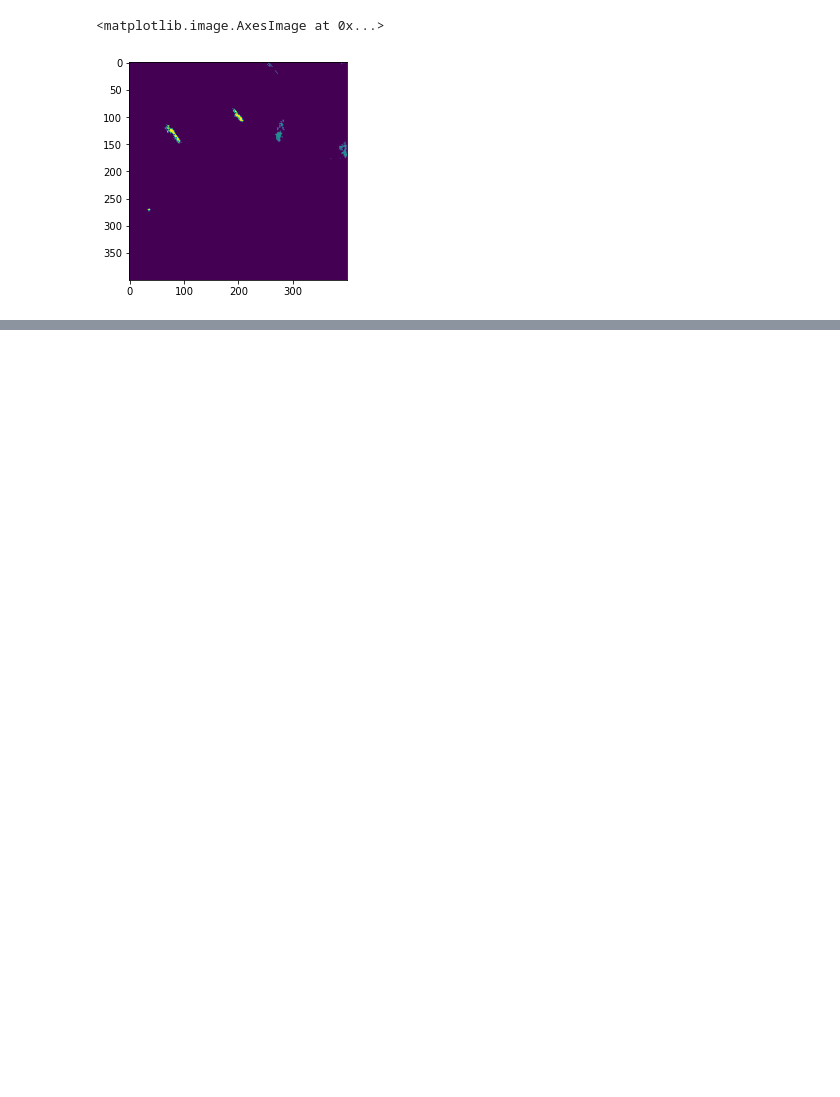
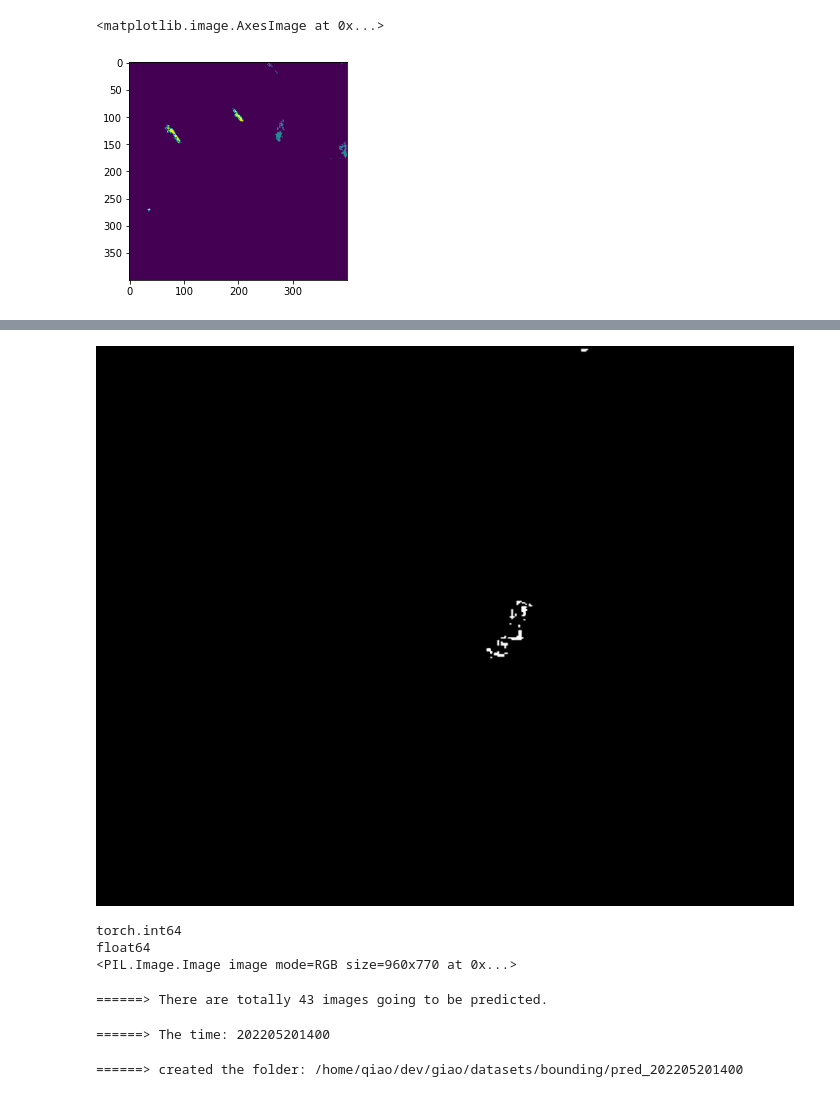
Before and after one commit to qiaolinhan/giao, a Jupyter notebook: havingfun/detecting/segmentation/unet34/Attention U-res34-infastai.ipynb, the cells around one changed output, grey strips where cells are left out. Cells and saved outputs as stored; diff of their text form; code cells hidden in the pictures; blank space fills up the shorter version.

```diff
--- a/havingfun/detecting/segmentation/unet34/Attention U-res34-infastai.ipynb
+++ b/havingfun/detecting/segmentation/unet34/Attention U-res34-infastai.ipynb
@@ -328,0 +359,43 @@ for test_img in list(test_imgs):
+# %%
+# transform and convert
+test_pred_torch = test_pred # torch.int64
+test_pred_int64 = test_pred_torch.numpy() * 255 # torch.int64 --> np.int64
+test_pred_float64 = np.asarray(test_pred_int64, dtype = np.float64,  # np.int64 --> np.float64
+                        order ='C')
+
+test_pred_pil = Image.fromarray(test_pred_float64).resize((960, 770)).convert("RGB")
+test_pred_pil.show()
+print(test_pred.dtype)
+print(test_pred_float64.dtype)
+print(test_pred_pil)
+# %% [output]
+[figure, added]
+torch.int64
+float64
+<PIL.Image.Image image mode=RGB size=960x770 at 0x...>
+# %%
+# to know how many images are going to be predicted
+total_number = len(test_fnames)
+print(f'======> There are totally {total_number} images going to be predicted.')
+# %% [output]
+======> There are totally 43 images going to be predicted.
+# %%
+# get the testing time
+from datetime import datetime
+
+now = datetime.now()
+date_time = now.strftime('%Y%m%d%H%M') # Y for year, m for month, d for day, H for hour, M for minute, S for second
+print(f'======> The time: {date_time}')
+# %% [output]
+======> The time: 202205201400
+# %%
+# build the folder to store predicted masks
+import os
+import pathlib
+
+test_pred_path = pathlib.Path(f"/home/qiao/dev/giao/datasets/bounding/pred_{date_time}" )
+test_pred_path.mkdir(parents=True, exist_ok=True)
+
+print(f'======> created the folder: {test_pred_path}')
+# %% [output]
+======> created the folder: /home/qiao/dev/giao/datasets/bounding/pred_202205201400
```
Also changed, not shown: parts of 9 cells of this notebook, 2 other files.
